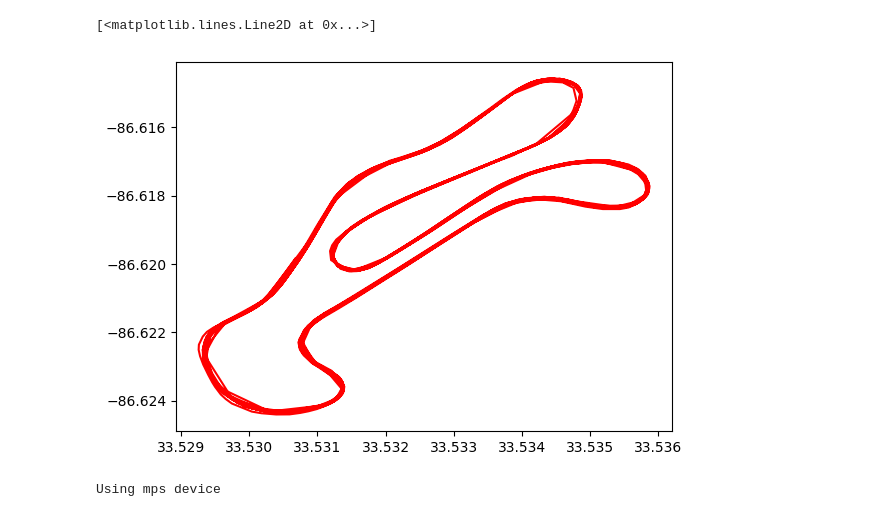
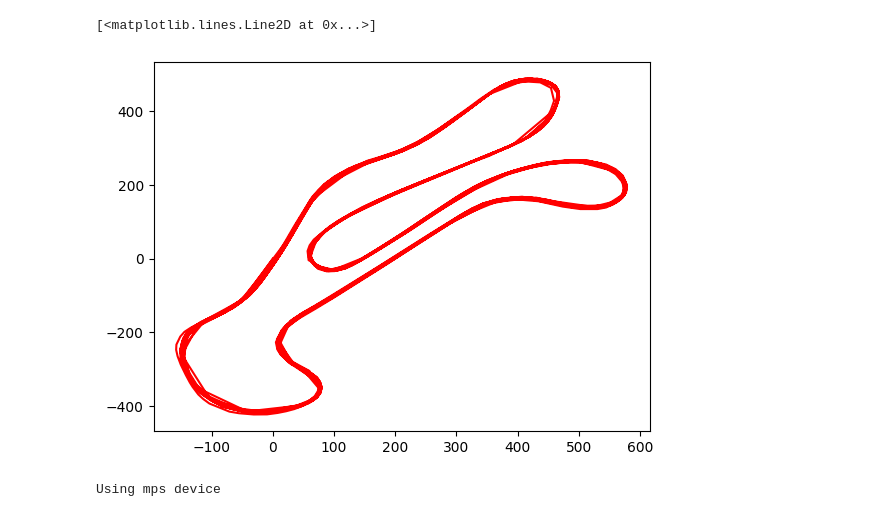
Before and after one commit to UBC-Solar/hack_the_track, a Jupyter notebook: backend/telemetry/test_car_13.ipynb, the cells around one changed output. Cells and saved outputs as stored; diff of their text form; code cells hidden in the pictures.

```diff
--- a/backend/telemetry/test_car_13.ipynb
+++ b/backend/telemetry/test_car_13.ipynb
@@ -2,6 +2,7 @@
 from telemetry.raw.TelemetryDB import TelemetryDB
 from matplotlib import pyplot as plt
 import pandas as pd
+import numpy as np
 
 
 def data_each_car(db, vehicle_id):
@@ -56,7 +57,8 @@ def resample(df, common_index):
     return df_resampled
 
 telemetry_names = ['accx', 'accy', 'speed', 'gear', 'aps', 'nmot', 'pbrake_f', 'pbrake_r', 'latitude', 'longitude']
-
+db = TelemetryDB("postgresql+psycopg2://racer:changeme@100.120.36.75:5432/racing")
+R_EARTH = 6371000.0  # meters
 
 def combine_dfs_car(telemetry_names, common_index, all_dfs):
     combined_df = pd.DataFrame(index=common_index)
@@ -67,18 +69,47 @@ def combine_dfs_car(telemetry_names, common_index, all_dfs):
 
     return combined_df
 
-db = TelemetryDB("postgresql+psycopg2://racer:changeme@100.120.36.75:5432/racing")
+def add_xy_from_latlon(df, origin_rad):
+    df = df.copy()
+    lat_rad = np.deg2rad(df['latitude'].values)
+    lon_rad = np.deg2rad(df['longitude'].values)
 
-telemetry_list = data_each_car(db, "GR86-022-13")
+    dlat = lat_rad - origin_rad[0]
+    dlon = lon_rad - origin_rad[1]
 
-common_index, list_dfs = index(telemetry_list)
+    x = R_EARTH * dlon * np.cos(origin_rad[0])  # east
+    y = R_EARTH * dlat                     # north
 
-final_df_car13 = combine_dfs_car(telemetry_names, common_index, list_dfs)
+    df['x'] = x
+    df['y'] = y
+    return df
+
+def xy_to_latlon(x, y, origin_rad):
+    lat_rad = origin_rad[0] + y / R_EARTH
+    lon_rad = origin_rad[1] + x / (R_EARTH * np.cos(origin_rad[0]))
+
+    return np.rad2deg(lat_rad), np.rad2deg(lon_rad)
+
+def get_car_df(car_name):
+    telemetry_list = data_each_car(db, car_name)
+
+    common_index, list_dfs = index(telemetry_list)
+
+    final_df_car = combine_dfs_car(telemetry_names, common_index, list_dfs)
+
+    origin_deg = (final_df_car['latitude'].iloc[0], final_df_car['longitude'].iloc[0])
+    origin_rad = np.deg2rad(origin_deg)
+
+    final_df_car_xy = add_xy_from_latlon(final_df_car, origin_rad)
+
+    return final_df_car_xy, origin_rad
+
+final_df_car13_xy, final_df_car13_origin_rad = get_car_df("GR86-022-13")
 # %%
-plt.plot(final_df_car13['latitude'], final_df_car13['longitude'], color='red')
+plt.plot(final_df_car13_xy['y'], final_df_car13_xy['x'], color='red')
 # %% [output]
 [<matplotlib.lines.Line2D at 0x...>]
-[figure, old version]
+[figure, new version]
 # %%
 import torch
 from torch import nn
```
Also changed, not shown: parts of 7 cells of this notebook.
